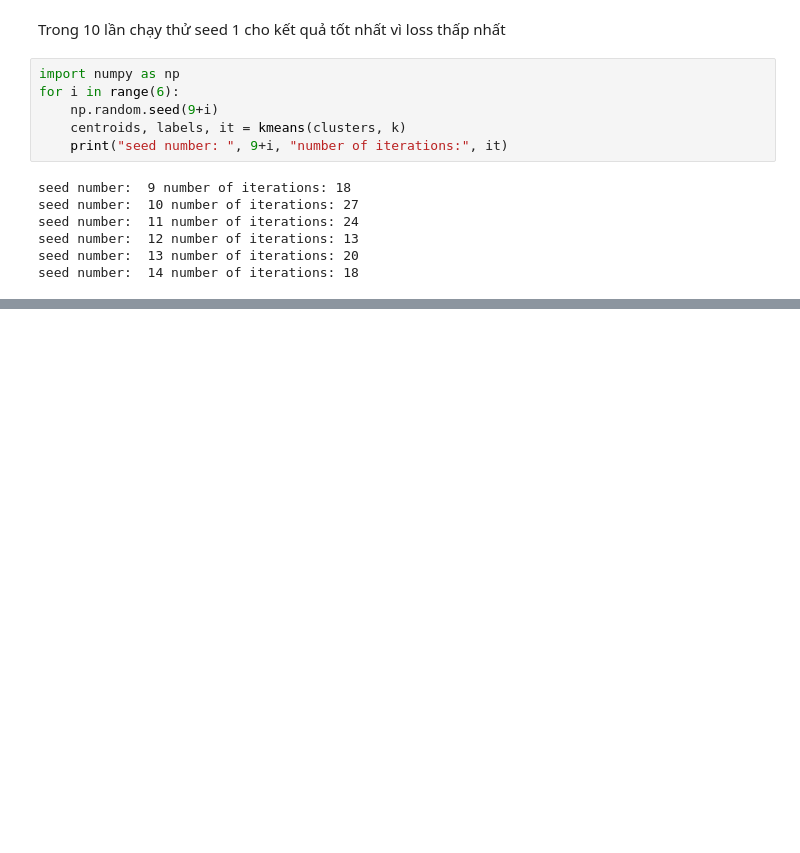
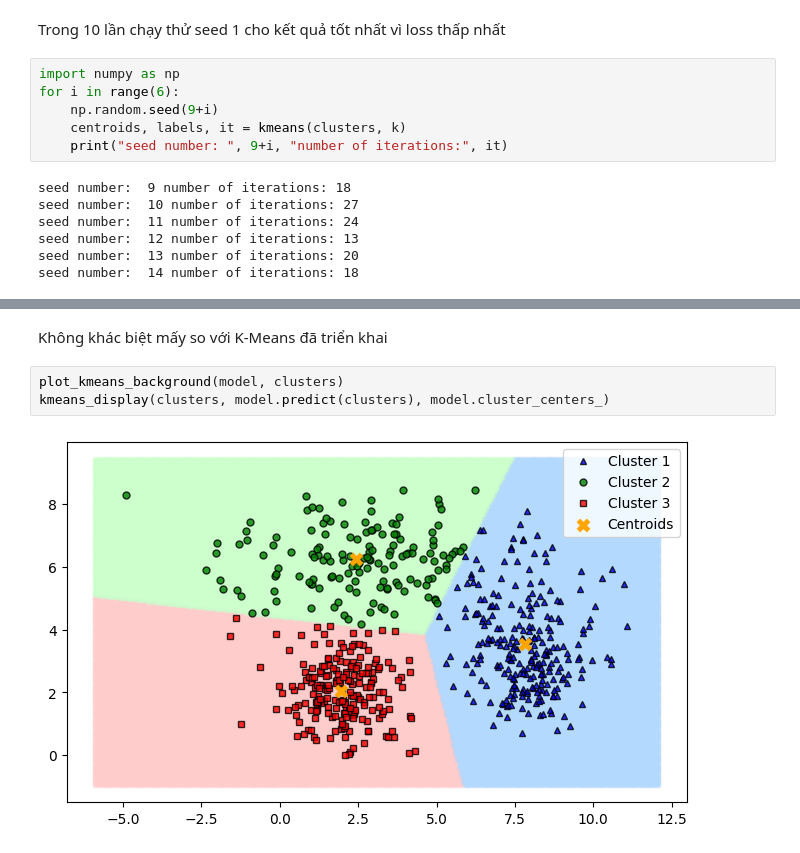
Before and after one commit to NgocHan1211/Lab-hoc-may-thong-ke, a Jupyter notebook: lab4/K-means.ipynb, the cells around one changed output, grey strips where cells are left out. Saved outputs shown, nothing was run; the diff lists cells and outputs as text; blank space fills up the shorter version.

```diff
--- a/lab4/K-means.ipynb
+++ b/lab4/K-means.ipynb
@@ -451,0 +595,7 @@ seed number:  14 number of iterations: 18
+# %% [markdown]
+Không khác biệt mấy so với K-Means đã triển khai
+# %%
+plot_kmeans_background(model, clusters)
+kmeans_display(clusters, model.predict(clusters), model.cluster_centers_)
+# %% [output]
+[figure, added]
```
Also changed, not shown: parts of 30 cells of this notebook, 1 other file.
